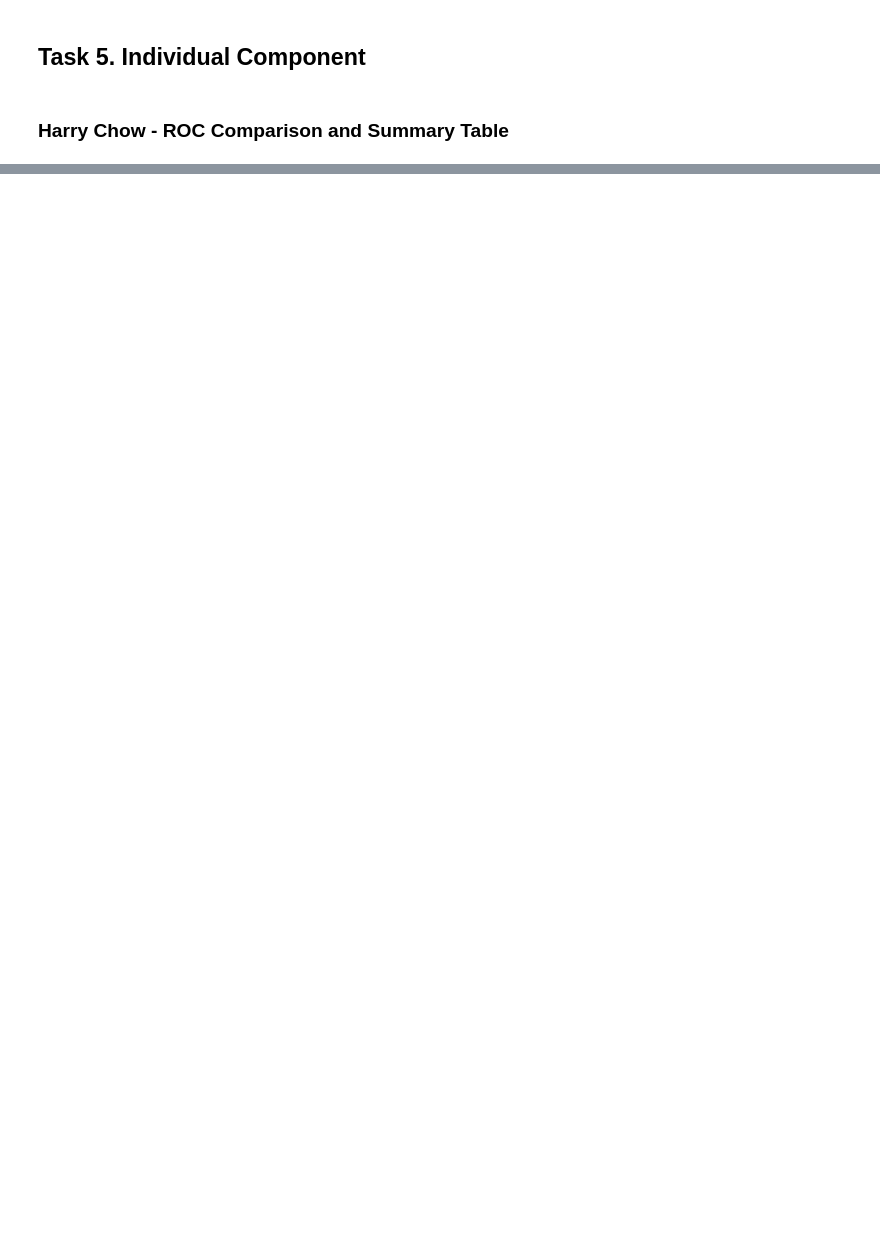
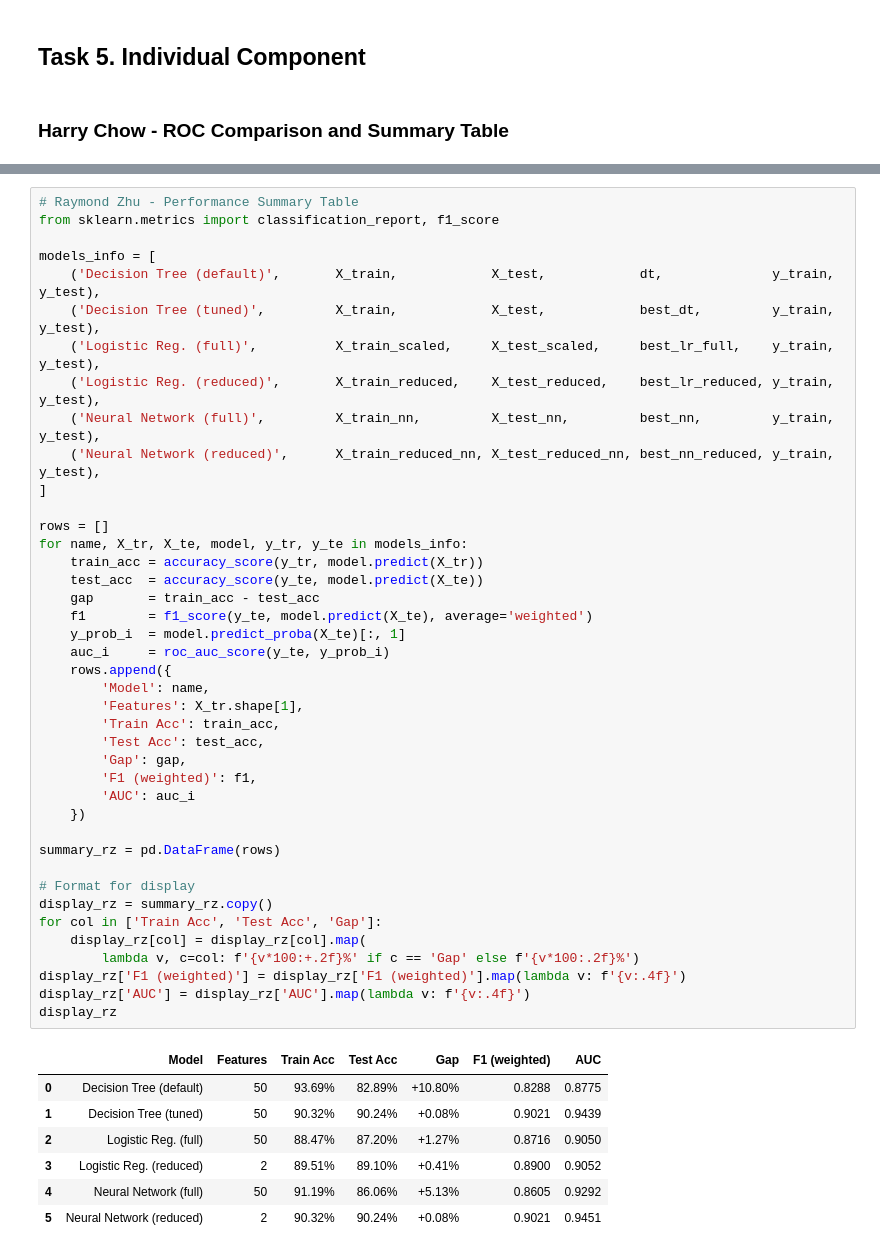
Before and after one commit to tritinvo18/IFN580-ML-assignment1, a Jupyter notebook: assignment_1_complete.ipynb, the cells around one changed output, grey strips where cells are left out. Cells and saved outputs as stored; diff of their text form; blank space fills up the shorter version.

Commit message:
report writing

```diff
--- a/assignment_1_complete.ipynb
+++ b/assignment_1_complete.ipynb
@@ -1027,0 +1071,49 @@ display
+# %%
+# Raymond Zhu - Performance Summary Table
+from sklearn.metrics import classification_report, f1_score
+
+models_info = [
+    ('Decision Tree (default)',       X_train,            X_test,            dt,              y_train, y_test),
+    ('Decision Tree (tuned)',         X_train,            X_test,            best_dt,         y_train, y_test),
+    ('Logistic Reg. (full)',          X_train_scaled,     X_test_scaled,     best_lr_full,    y_train, y_test),
+    ('Logistic Reg. (reduced)',       X_train_reduced,    X_test_reduced,    best_lr_reduced, y_train, y_test),
+    ('Neural Network (full)',         X_train_nn,         X_test_nn,         best_nn,         y_train, y_test),
+    ('Neural Network (reduced)',      X_train_reduced_nn, X_test_reduced_nn, best_nn_reduced, y_train, y_test),
+]
+
+rows = []
+for name, X_tr, X_te, model, y_tr, y_te in models_info:
+    train_acc = accuracy_score(y_tr, model.predict(X_tr))
+    test_acc  = accuracy_score(y_te, model.predict(X_te))
+    gap       = train_acc - test_acc
+    f1        = f1_score(y_te, model.predict(X_te), average='weighted')
+    y_prob_i  = model.predict_proba(X_te)[:, 1]
+    auc_i     = roc_auc_score(y_te, y_prob_i)
+    rows.append({
+        'Model': name,
+        'Features': X_tr.shape[1],
+        'Train Acc': train_acc,
+        'Test Acc': test_acc,
+        'Gap': gap,
+        'F1 (weighted)': f1,
+        'AUC': auc_i
+    })
+
+summary_rz = pd.DataFrame(rows)
+
+# Format for display
+display_rz = summary_rz.copy()
+for col in ['Train Acc', 'Test Acc', 'Gap']:
+    display_rz[col] = display_rz[col].map(
+        lambda v, c=col: f'{v*100:+.2f}%' if c == 'Gap' else f'{v*100:.2f}%')
+display_rz['F1 (weighted)'] = display_rz['F1 (weighted)'].map(lambda v: f'{v:.4f}')
+display_rz['AUC'] = display_rz['AUC'].map(lambda v: f'{v:.4f}')
+display_rz
+# %% [output]
+|  | Model | Features | Train Acc | Test Acc | Gap | F1 (weighted) | AUC |
+| 0 | Decision Tree (default) | 50 | 93.69% | 82.89% | +10.80% | 0.8288 | 0.8775 |
+| 1 | Decision Tree (tuned) | 50 | 90.32% | 90.24% | +0.08% | 0.9021 | 0.9439 |
+| 2 | Logistic Reg. (full) | 50 | 88.47% | 87.20% | +1.27% | 0.8716 | 0.9050 |
+| 3 | Logistic Reg. (reduced) | 2 | 89.51% | 89.10% | +0.41% | 0.8900 | 0.9052 |
+| 4 | Neural Network (full) | 50 | 91.19% | 86.06% | +5.13% | 0.8605 | 0.9292 |
+| 5 | Neural Network (reduced) | 2 | 90.32% | 90.24% | +0.08% | 0.9021 | 0.9451 |
```
Also changed, not shown: parts of 16 cells of this notebook, 8 other files.
